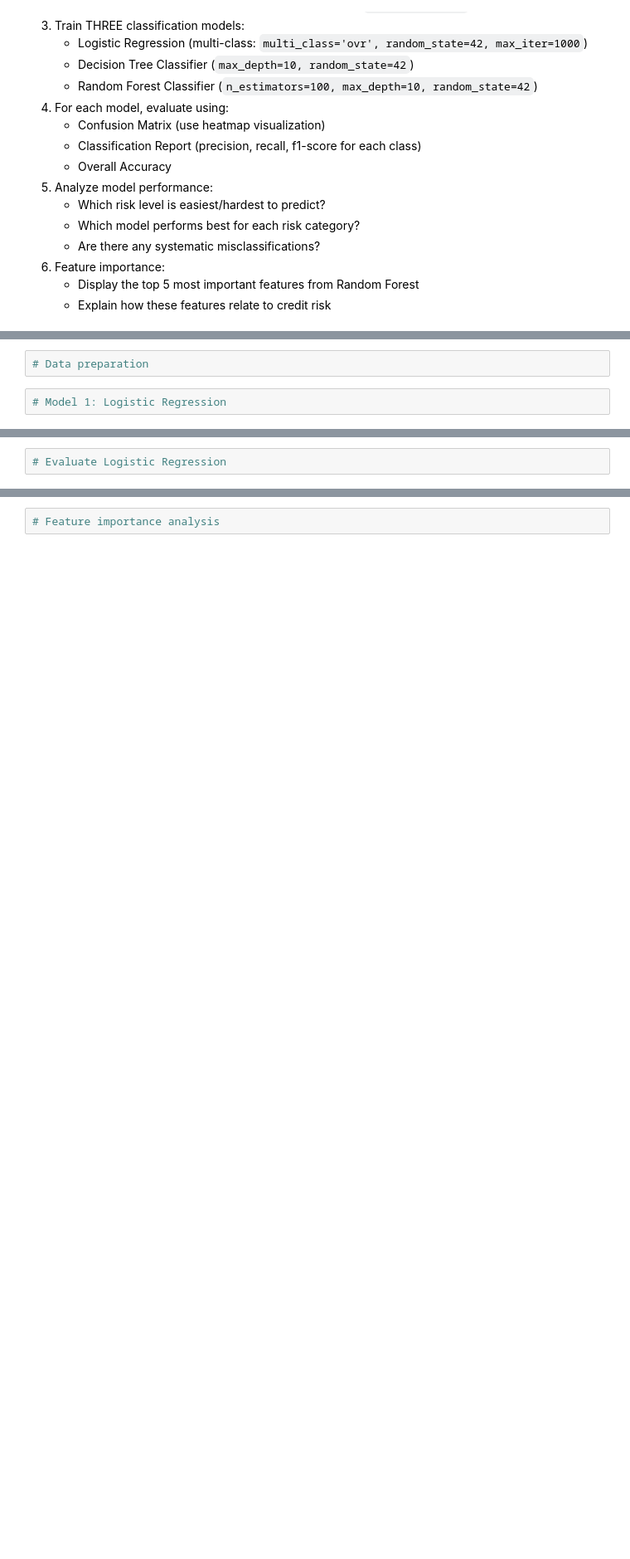
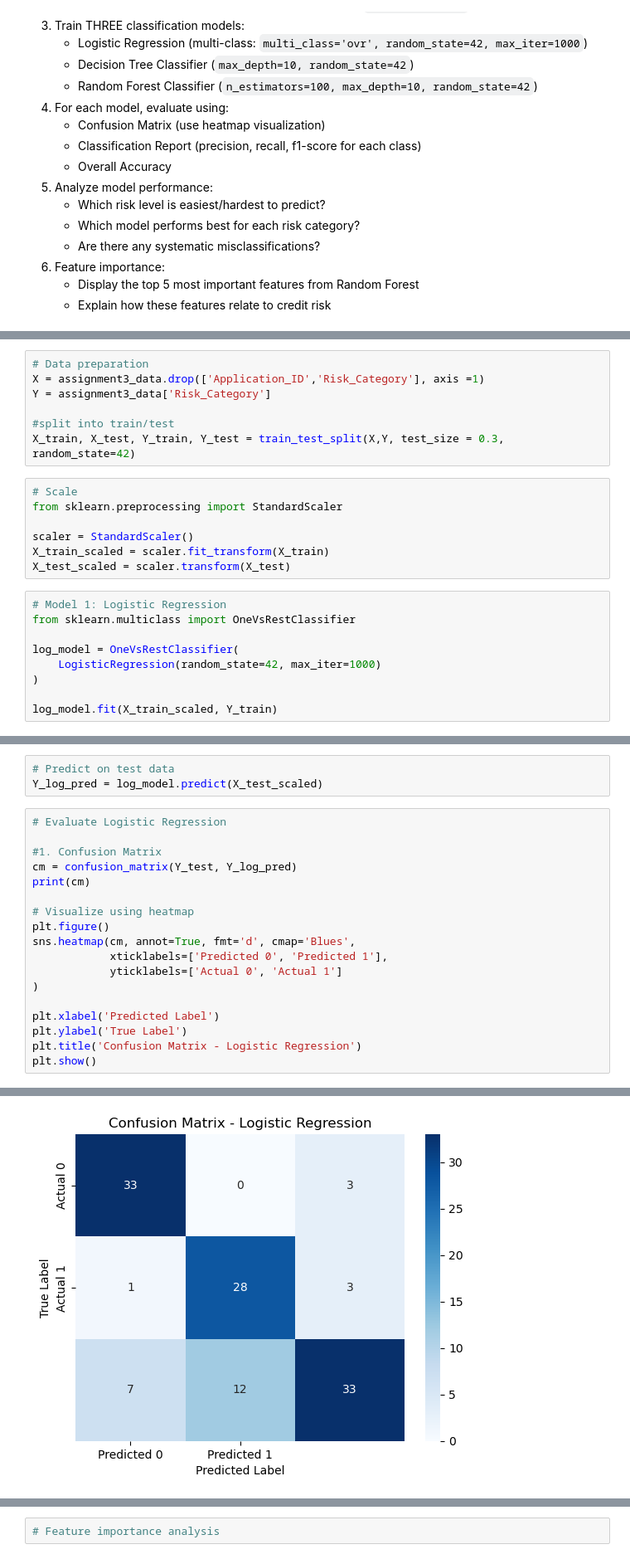
Before and after one commit to Blessing-Ekeh/dataraflow-week16-Regression, a Jupyter notebook: Take Home.ipynb, the cells around one changed output, grey strips where cells are left out. Shown at 83% size. Drawn from its saved outputs; the diff is of its cells as text; blank space fills up the shorter version.

```diff
--- a/Take Home.ipynb
+++ b/Take Home.ipynb
@@ -1088,4 +1223,23 @@ Higher threshold for cost control and efficiency.
 # %%
 # Data preparation
+X = assignment3_data.drop(['Application_ID','Risk_Category'], axis =1)
+Y = assignment3_data['Risk_Category']
+
+#split into train/test
+X_train, X_test, Y_train, Y_test = train_test_split(X,Y, test_size = 0.3, random_state=42)
+# %%
+# Scale
+from sklearn.preprocessing import StandardScaler
+
+scaler = StandardScaler()
+X_train_scaled = scaler.fit_transform(X_train)
+X_test_scaled = scaler.transform(X_test)
 # %%
 # Model 1: Logistic Regression
+from sklearn.multiclass import OneVsRestClassifier
+
+log_model = OneVsRestClassifier(
+    LogisticRegression(random_state=42, max_iter=1000)
+)
+
+log_model.fit(X_train_scaled, Y_train)
@@ -1092,2 +1249,22 @@ Higher threshold for cost control and efficiency.
+# %%
+# Predict on test data
+Y_log_pred = log_model.predict(X_test_scaled)
 # %%
 # Evaluate Logistic Regression
+
+#1. Confusion Matrix
+cm = confusion_matrix(Y_test, Y_log_pred)
+print(cm)
+
+# Visualize using heatmap
+plt.figure()
+sns.heatmap(cm, annot=True, fmt='d', cmap='Blues',
+            xticklabels=['Predicted 0', 'Predicted 1'],
+            yticklabels=['Actual 0', 'Actual 1']
+)
+
+plt.xlabel('Predicted Label')
+plt.ylabel('True Label')
+plt.title('Confusion Matrix - Logistic Regression')
+plt.show()
+# %% [output]
@@ -1093,0 +1274 @@ Higher threshold for cost control and efficiency.
+[figure, added]
```
Also changed, not shown: parts of 23 cells of this notebook.
